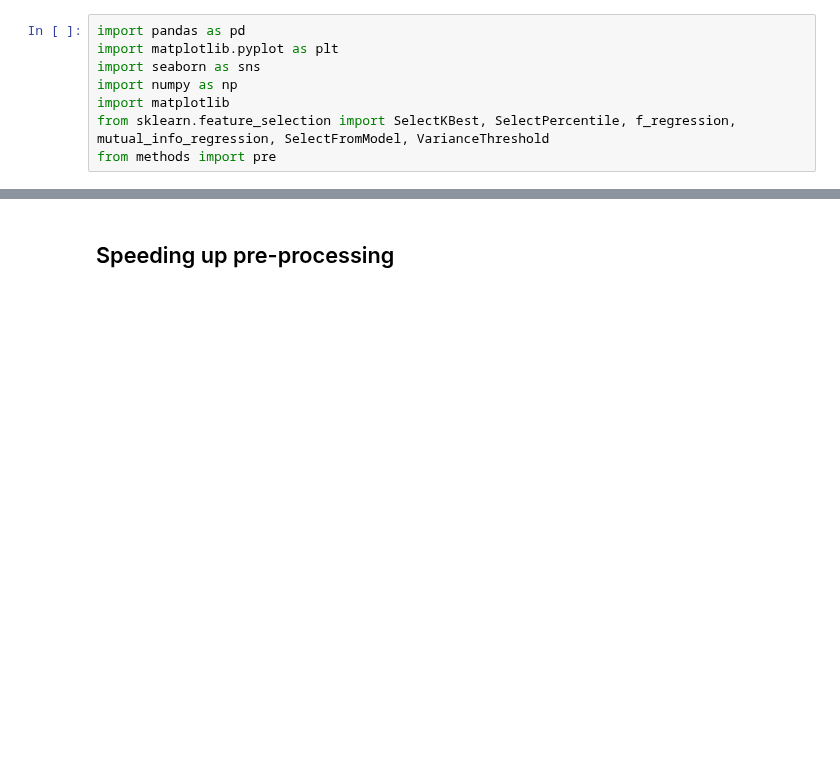
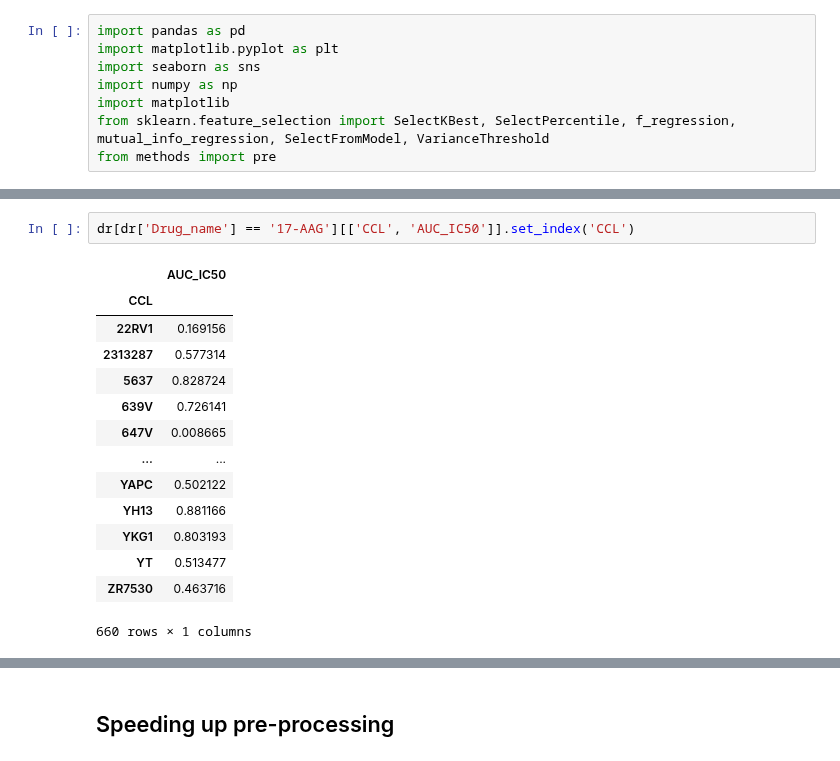
Before and after one commit to lucas-ubm/phc-data-pipeline, a Jupyter notebook: Messing.ipynb, the cells around one changed output, grey strips where cells are left out. Cells and saved outputs as stored; diff of their text form; blank space fills up the shorter version.

```diff
--- a/Messing.ipynb
+++ b/Messing.ipynb
@@ -8,0 +34,17 @@ from methods import pre
+# %%
+dr[dr['Drug_name'] == '17-AAG'][['CCL', 'AUC_IC50']].set_index('CCL')
+# %% [output]
+|  | AUC_IC50 |
+| CCL |  |
+| 22RV1 | 0.169156 |
+| 2313287 | 0.577314 |
+| 5637 | 0.828724 |
+| 639V | 0.726141 |
+| 647V | 0.008665 |
+| ... | ... |
+| YAPC | 0.502122 |
+| YH13 | 0.881166 |
+| YKG1 | 0.803193 |
+| YT | 0.513477 |
+| ZR7530 | 0.463716 |
+660 rows × 1 columns
```
Also changed, not shown: parts of 16 cells of this notebook, 2 other files.
